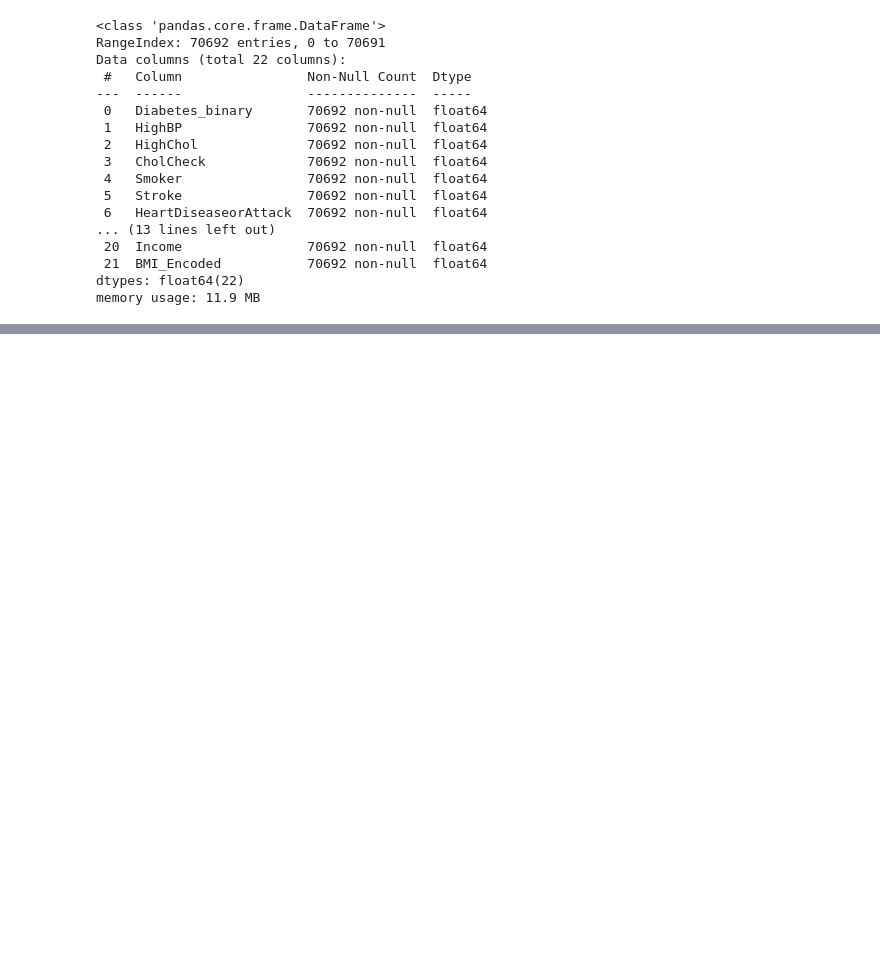
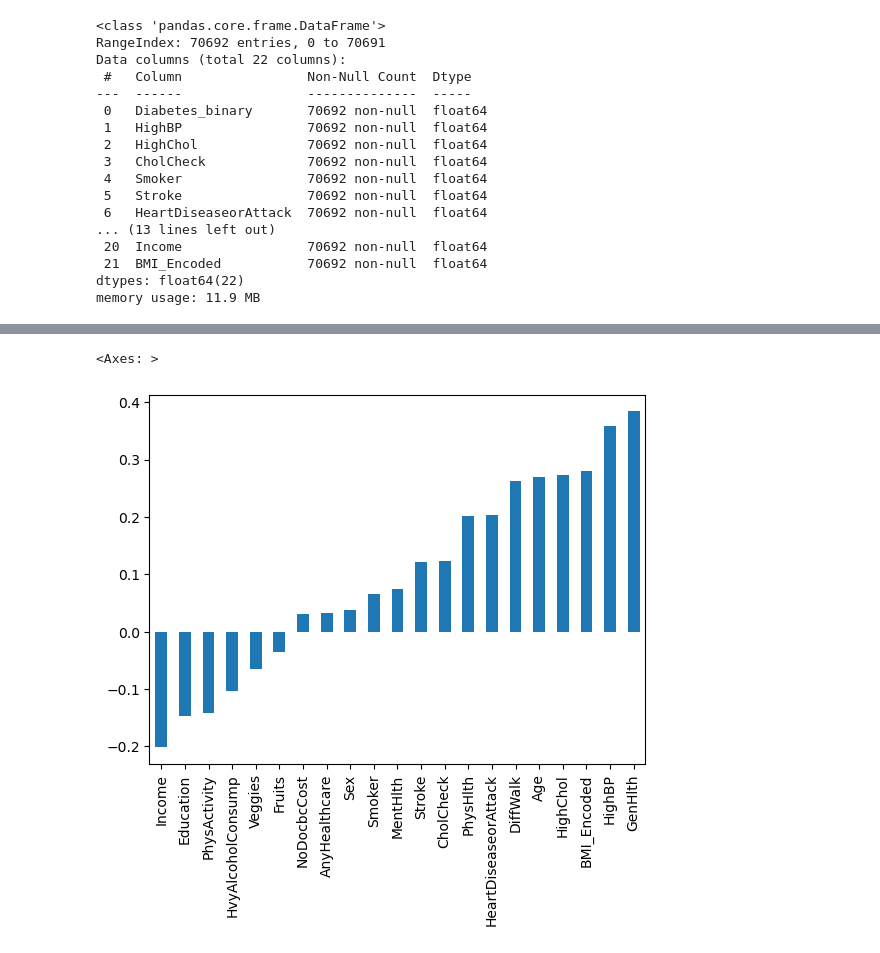
Before and after one commit to ML-Summer/model_grid_search, a Jupyter notebook: model-grid-search.ipynb, the cells around one changed output, grey strips where cells are left out. Saved outputs shown, nothing was run; the diff lists cells and outputs as text; code cells hidden in the pictures; blank space fills up the shorter version.

```diff
--- a/model-grid-search.ipynb
+++ b/model-grid-search.ipynb
@@ -194,0 +282,6 @@ memory usage: 11.9 MB
+# %%
+#Plot correlation between the variables and target
+df.corr()['target'][:-1].sort_values().plot(kind='bar')
+# %% [output]
+<Axes: >
+[figure, added]
```
Also changed, not shown: parts of 9 cells of this notebook.
